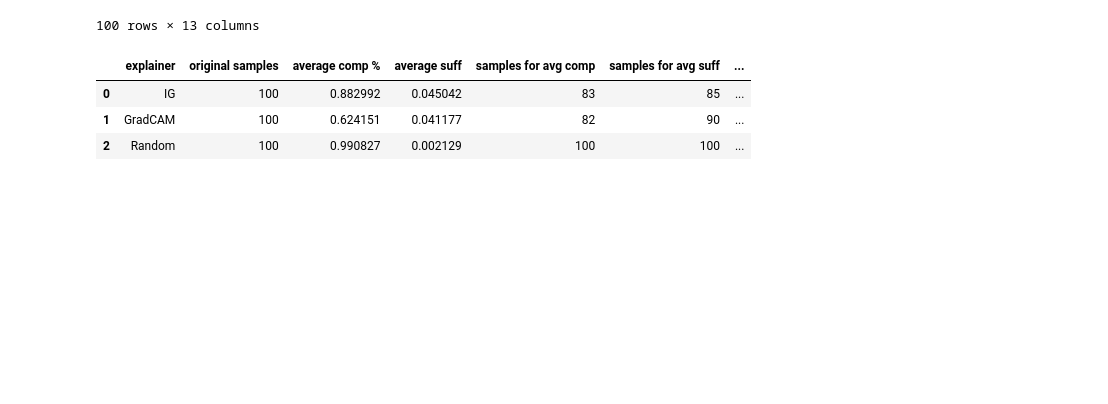
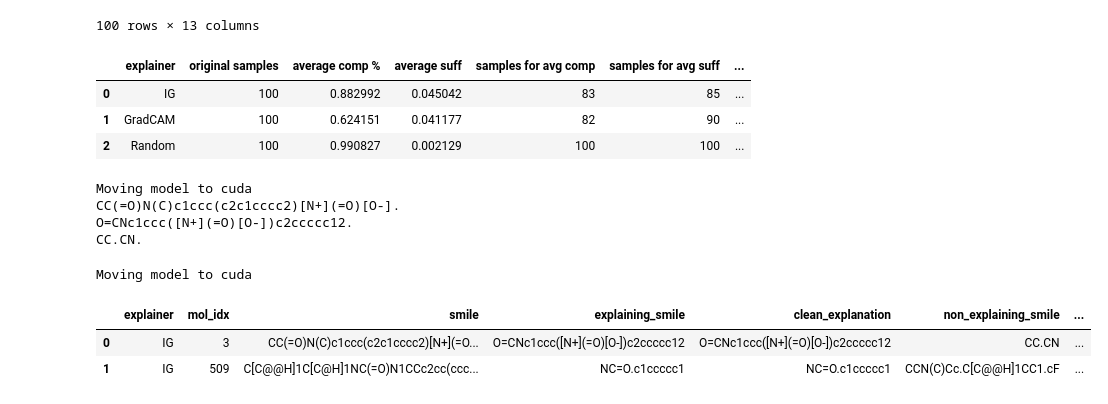
Before and after one commit to helipajari/mpp-comp-suff, a Jupyter notebook: Examples/Comprehensiveness_Sufficiency.ipynb, the cells around one changed output. Saved outputs shown, nothing was run; the diff lists cells and outputs as text; code cells hidden in the pictures; blank space fills up the shorter version.

Commit message:
Tweaks to clean_smile

```diff
--- a/Examples/Comprehensiveness_Sufficiency.ipynb
+++ b/Examples/Comprehensiveness_Sufficiency.ipynb
@@ -413,11 +413,9 @@ def clean_smile(smile:str) -> str:
         try:
             MolGraph(sm)
             cs += sm
-            if i < len(subm) - 1:
-                cs += '.'
+            cs += '.'
         except:
-            if i < len(subm) - 1:
-                cs += '.'
+            cs += '.'
             continue
 
     # remove repetitions and the first and last period from the string
@@ -691,3 +689,23 @@ pd.DataFrame(avgs)
 | 0 | IG | 100 | 0.882992 | 0.045042 | 83 | 85 | ... |
 | 1 | GradCAM | 100 | 0.624151 | 0.041177 | 82 | 90 | ... |
 | 2 | Random | 100 | 0.990827 | 0.002129 | 100 | 100 | ... |
+# %%
+# print(dataset.get_smiles_list().index())
+# print(df.loc[df == 'CC(=O)N(C)c1ccc(c2c1cccc2)[N+](=O)[O-]'])
+c = comp_and_suff(0)
+# %% [output]
+Moving model to cuda
+CC(=O)N(C)c1ccc(c2c1cccc2)[N+](=O)[O-].
+O=CNc1ccc([N+](=O)[O-])c2ccccc12.
+CC.CN.
+# %%
+i = convert_real_idx_to_test_idx(509)
+d = comp_and_suff(i, convert_idx=False)
+# %% [output]
+Moving model to cuda
+# %%
+pd.DataFrame([c, d])
+# %% [output]
+|  | explainer | mol_idx | smile | explaining_smile | clean_explanation | non_explaining_smile | ... |
+| 0 | IG | 3 | CC(=O)N(C)c1ccc(c2c1cccc2)[N+](=O... | O=CNc1ccc([N+](=O)[O-])c2ccccc12 | O=CNc1ccc([N+](=O)[O-])c2ccccc12 | CC.CN | ... |
+| 1 | IG | 509 | C[C@@H]1C[C@H]1NC(=O)N1CCc2cc(ccc... | NC=O.c1ccccc1 | NC=O.c1ccccc1 | CCN(C)Cc.C[C@@H]1CC1.cF | ... |
```
